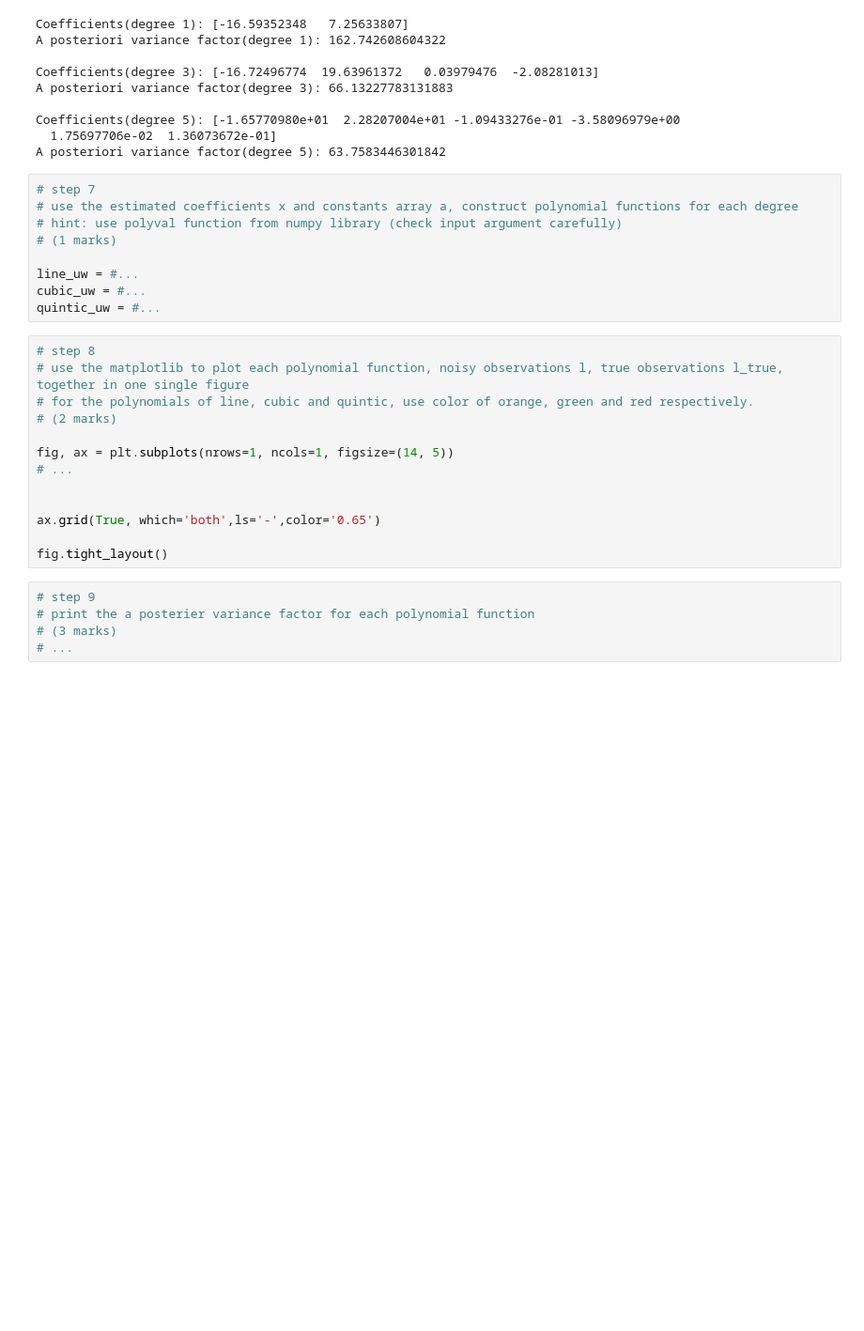
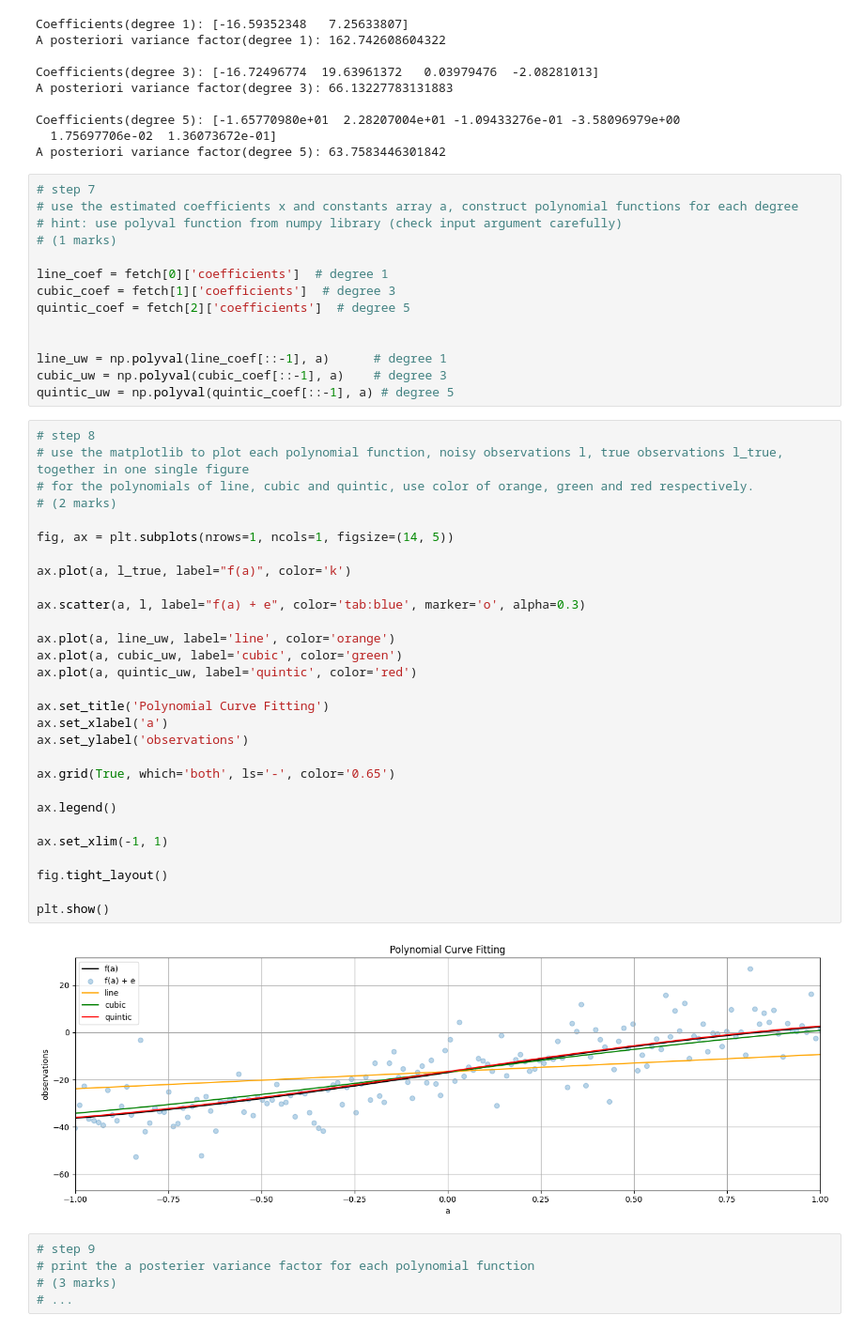
Before and after one commit to Divya-Bhavsar03/engg680_2024_fall, a Jupyter notebook: Lab_Assignment2/Assignment2.ipynb, the cells around one changed output. Shown at 94% size. Cells and saved outputs as stored; diff of their text form; blank space fills up the shorter version.

Commit message:
construct polynomial functions for each degree(step7) and plot each polynomial function(step8)

```diff
--- a/Lab_Assignment2/Assignment2.ipynb
+++ b/Lab_Assignment2/Assignment2.ipynb
@@ -161,22 +161,45 @@ A posteriori variance factor(degree 5): 63.7583446301842
 # hint: use polyval function from numpy library (check input argument carefully)
 # (1 marks)
 
-line_uw = #...
-cubic_uw = #...
-quintic_uw = #...
+line_coef = fetch[0]['coefficients']  # degree 1
+cubic_coef = fetch[1]['coefficients']  # degree 3
+quintic_coef = fetch[2]['coefficients']  # degree 5
+
+
+line_uw = np.polyval(line_coef[::-1], a)      # degree 1
+cubic_uw = np.polyval(cubic_coef[::-1], a)    # degree 3
+quintic_uw = np.polyval(quintic_coef[::-1], a) # degree 5
 # %%
 # step 8
 # use the matplotlib to plot each polynomial function, noisy observations l, true observations l_true, together in one single figure
 # for the polynomials of line, cubic and quintic, use color of orange, green and red respectively.
 # (2 marks)
 
 fig, ax = plt.subplots(nrows=1, ncols=1, figsize=(14, 5))
-# ...
 
+ax.plot(a, l_true, label="f(a)", color='k')
 
-ax.grid(True, which='both',ls='-',color='0.65')
+ax.scatter(a, l, label="f(a) + e", color='tab:blue', marker='o', alpha=0.3)
+
+ax.plot(a, line_uw, label='line', color='orange')
+ax.plot(a, cubic_uw, label='cubic', color='green')
+ax.plot(a, quintic_uw, label='quintic', color='red')
+
+ax.set_title('Polynomial Curve Fitting')
+ax.set_xlabel('a')
+ax.set_ylabel('observations')
+
+ax.grid(True, which='both', ls='-', color='0.65')
+
+ax.legend()
+
+ax.set_xlim(-1, 1)
 
 fig.tight_layout()
+
+plt.show()
+# %% [output]
+[figure, added]
 # %%
 # step 9
 # print the a posterier variance factor for each polynomial function
```
